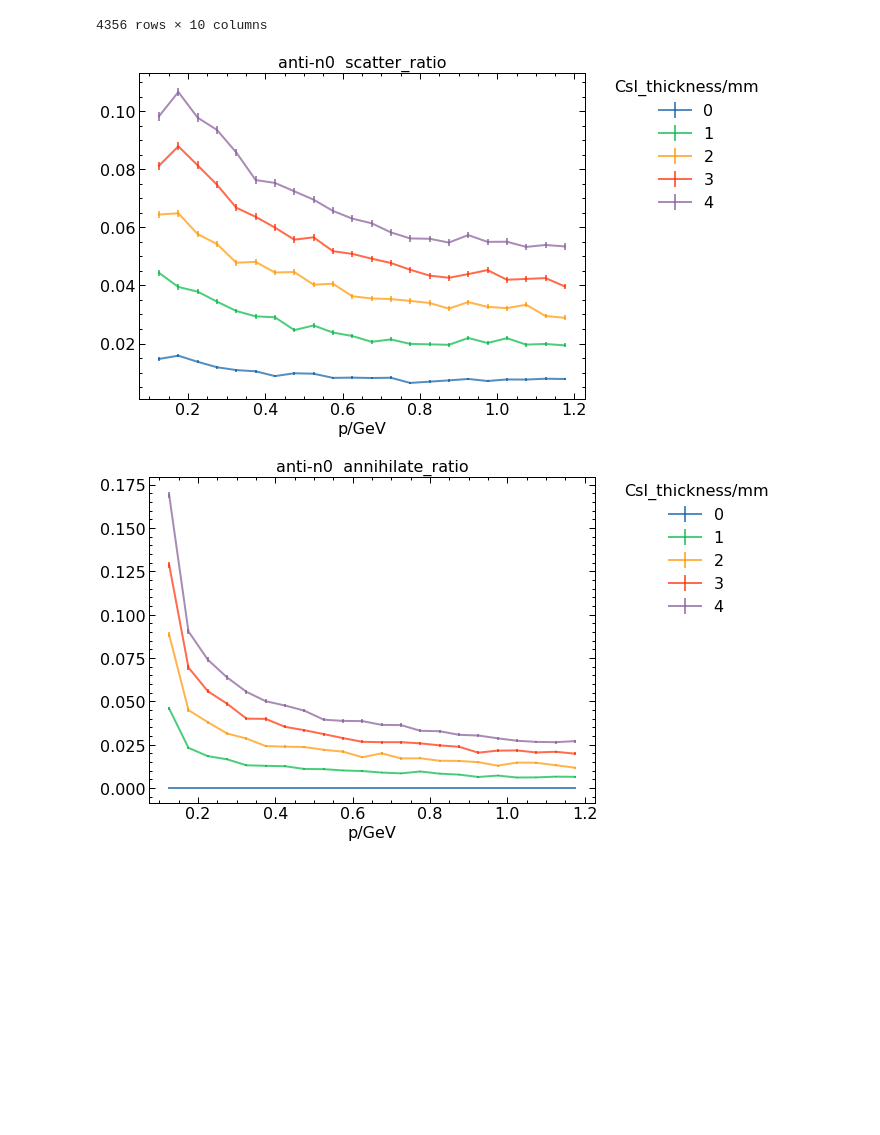
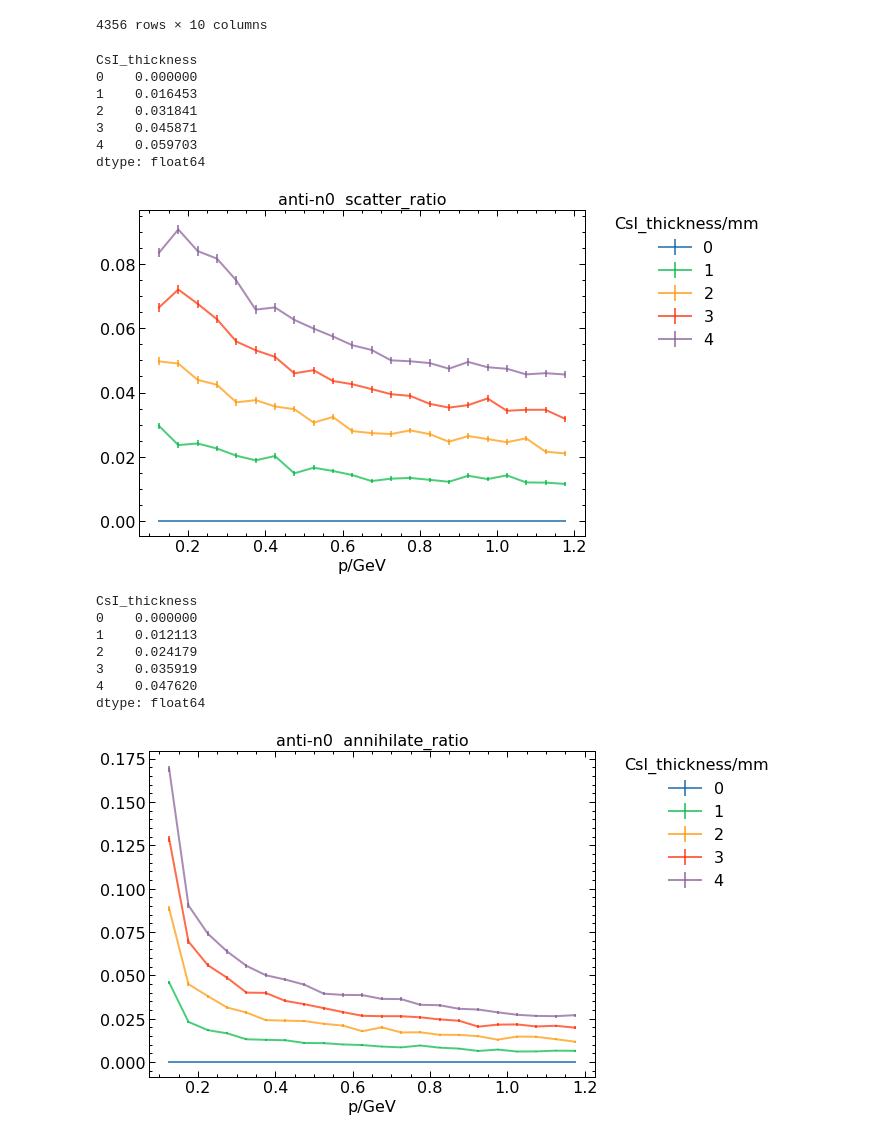
Before and after one commit to yuansicheng/bes3_add_layer, a Jupyter notebook: code/analyse/plot.ipynb, the cells around one changed output. Saved outputs shown, nothing was run; the diff lists cells and outputs as text; code cells hidden in the pictures; blank space fills up the shorter version.

```diff
--- a/code/analyse/plot.ipynb
+++ b/code/analyse/plot.ipynb
@@ -53,11 +53,10 @@ keys = ['p_scale', 'theta_scale', 'efficiency', 'delta_angle_one_sigma']
 titles = ['p_resolution', 'theta_resolution', 'efficiency', 'delta_angle_one_sigma']
 # %%
 # 动量依赖
-ppi_csi_data_fixed_theta = ppi_csi_data[ppi_csi_data.cos_theta==0.525]
+ppi_csi_data_fixed_theta = ppi_csi_data[ppi_csi_data.cos_theta==0.375]
 
 for particle in ['single_p+', 'single_pi-']:
     ppi_csi_data_fixed_theta_particle = ppi_csi_data_fixed_theta[
-        (ppi_csi_data_fixed_theta.particle==particle) &
         (ppi_csi_data_fixed_theta.particle==particle)
     ]
     for key,title in zip(keys, titles) :
@@ -241,24 +240,43 @@ n0_csi_data = n0_data[n0_data.material=='CsI']
 # %%
 # 动量依赖
 keys = ['scatter_ratio', 'annihilate_ratio']
 nums = ['scatter_num', 'annihilate_num']
 for key, num in zip(keys, nums):
     tmp = pd.DataFrame(index=np.sort(n0_csi_data.p.unique()))
     tmp_err = tmp.copy()
     tmp.index.name = 'p/GeV'
     tmp.columns.name = 'CsI_thickness'
     for thickness in np.sort(n0_csi_data.thickness.unique()):
         df = n0_csi_data[
             (n0_csi_data.thickness==thickness)
         ].groupby('p').sum()
         tmp[thickness] = df[num] / df['all']
         tmp_err[thickness] = (tmp[thickness] * (1-tmp[thickness]) / df['all']) ** 0.5
+    # print(tmp.iloc[:,0])
+    tmp = tmp.apply(lambda x: x-tmp.iloc[:,0], axis=0)
+    tmp_err.iloc[:,0] = 0
+
+    print(tmp.mean())
 
     tmp.plot(alpha=0.7, style='o-', title='{}  {}'.format('anti-n0', key), figsize=(8,6), yerr=tmp_err)
     plt.legend(loc=2, bbox_to_anchor=(1.05,1.0),borderaxespad = 0., title='CsI_thickness/mm')
     plt.show()
 # %% [output]
+CsI_thickness
+0    0.000000
+1    0.016453
+2    0.031841
+3    0.045871
+4    0.059703
+dtype: float64
-[figure, old version]
+[figure, new version]
+CsI_thickness
+0    0.000000
+1    0.012113
+2    0.024179
+3    0.035919
+4    0.047620
+dtype: float64
 [figure]
 # %%
 # theta依赖
```
Also changed, not shown: parts of 11 cells of this notebook, 37 other files.
